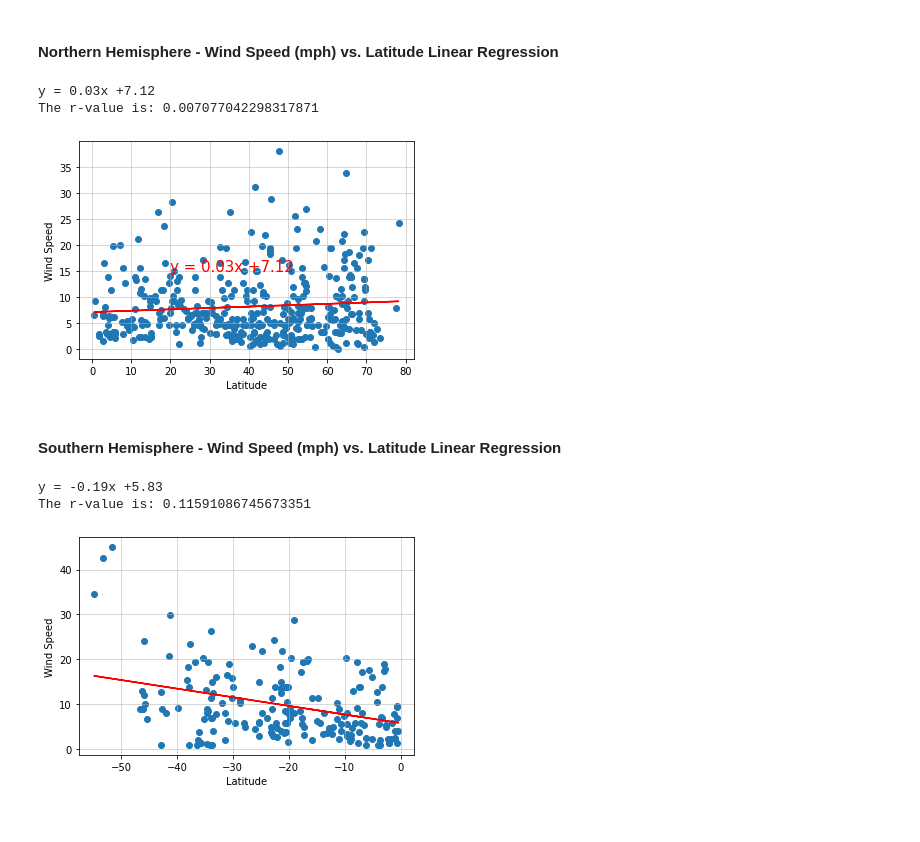
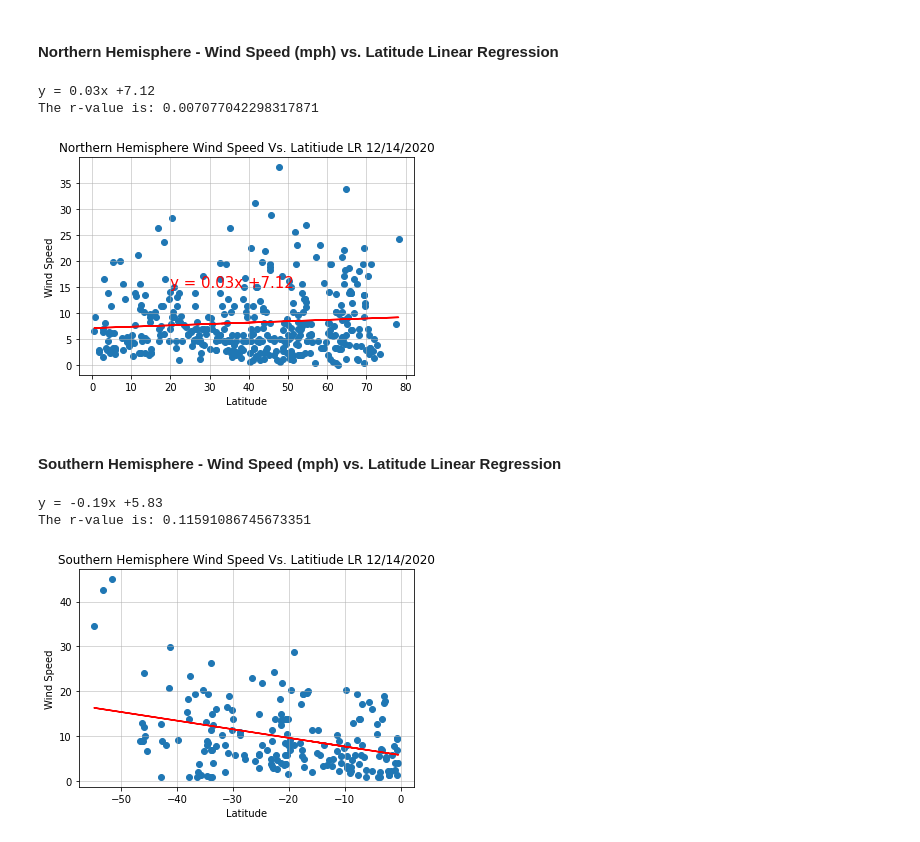
Before and after one commit to swanifereight/python-api-challenge, a Jupyter notebook: starter_code/WeatherPy/WeatherPy.ipynb, the cells around one changed output. Cells and saved outputs as stored; diff of their text form; code cells hidden in the pictures.

```diff
--- a/starter_code/WeatherPy/WeatherPy.ipynb
+++ b/starter_code/WeatherPy/WeatherPy.ipynb
@@ -439,6 +457,7 @@ plt.scatter(x_values,y_values)
 plt.plot(x_values,regress_values,"r-")
 
 # Label plot and annotate the line equation
+plt.title('Northern Hemisphere Wind Speed Vs. Latitiude LR 12/14/2020')
 plt.xlabel('Latitude')
 plt.ylabel('Wind Speed')
 plt.grid(linestyle = '-', linewidth = 1, alpha = 0.5)
@@ -454,35 +473,36 @@ plt.show()
 # %% [output]
 y = 0.03x +7.12
 The r-value is: 0.007077042298317871
-[figure, old version]
+[figure, new version]
 # %% [markdown]
 ####  Southern Hemisphere - Wind Speed (mph) vs. Latitude Linear Regression
 # %%
 x_values = southern_hem['Lat']
 y_values = southern_hem['Wind Speed']
 (slope, intercept, rvalue, pvalue, stderr) = stats.linregress(x_values, y_values)
 
 regress_values = x_values * slope + intercept
 line_eq = "y = " + str(round(slope,2)) + "x +" +str(round(intercept,2))
 print(line_eq)
 
 plt.scatter(x_values,y_values)
 plt.plot(x_values,regress_values,"r-")
 
 # Label plot and annotate the line equation
+plt.title('Southern Hemisphere Wind Speed Vs. Latitiude LR 12/14/2020')
 plt.xlabel('Latitude')
 plt.ylabel('Wind Speed')
 plt.grid(linestyle = '-', linewidth = 1, alpha = 0.5)
 plt.annotate(line_eq,(20,15),fontsize=15,color="red")
 
 plt.savefig("../WeatherPy/SHWSvslat.png")
 
 
 print(f"The r-value is: {rvalue**2}")
 
 # Show plot
 plt.show()
 # %% [output]
 y = -0.19x +5.83
 The r-value is: 0.11591086745673351
-[figure, old version]
+[figure, new version]
```
Also changed, not shown: parts of 18 cells of this notebook, 12 other files.
